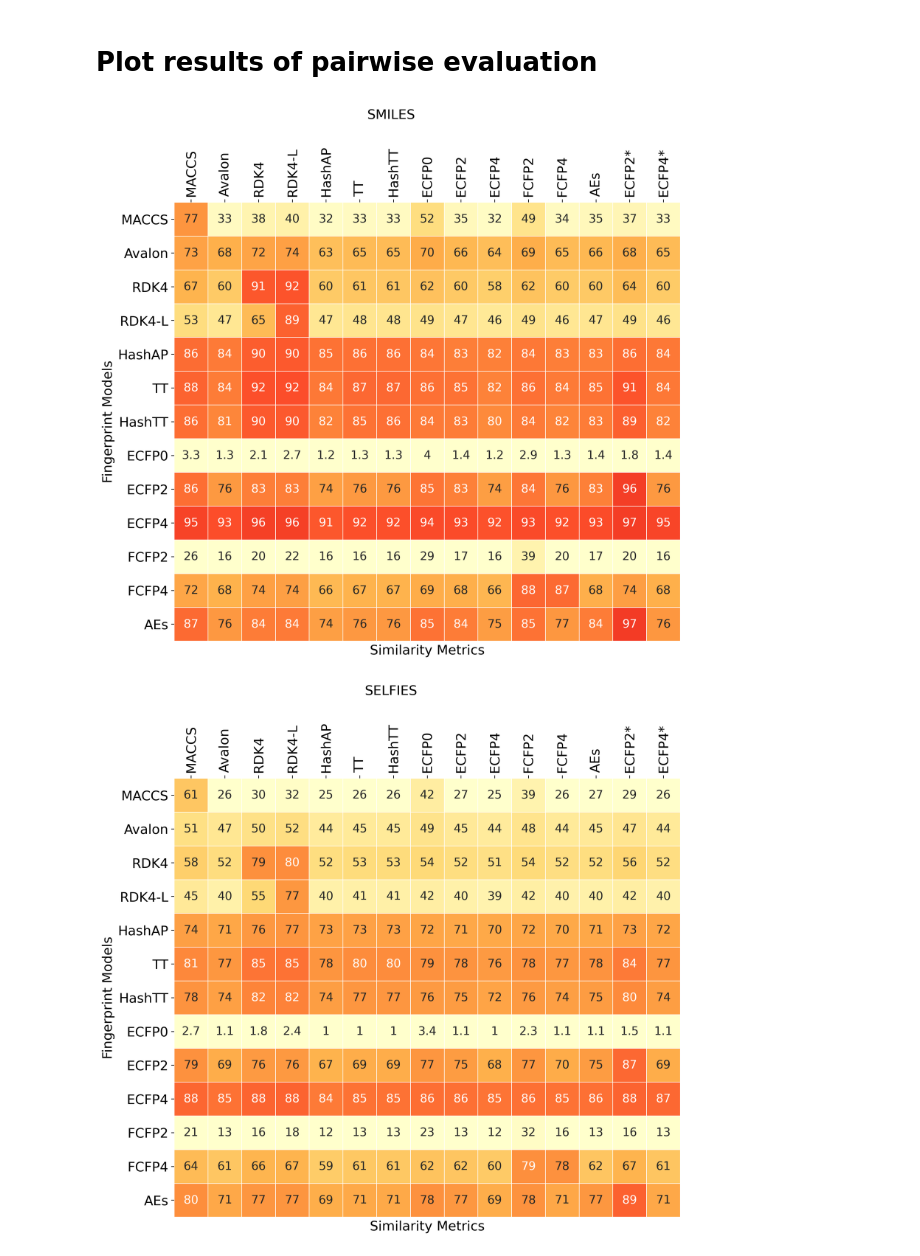
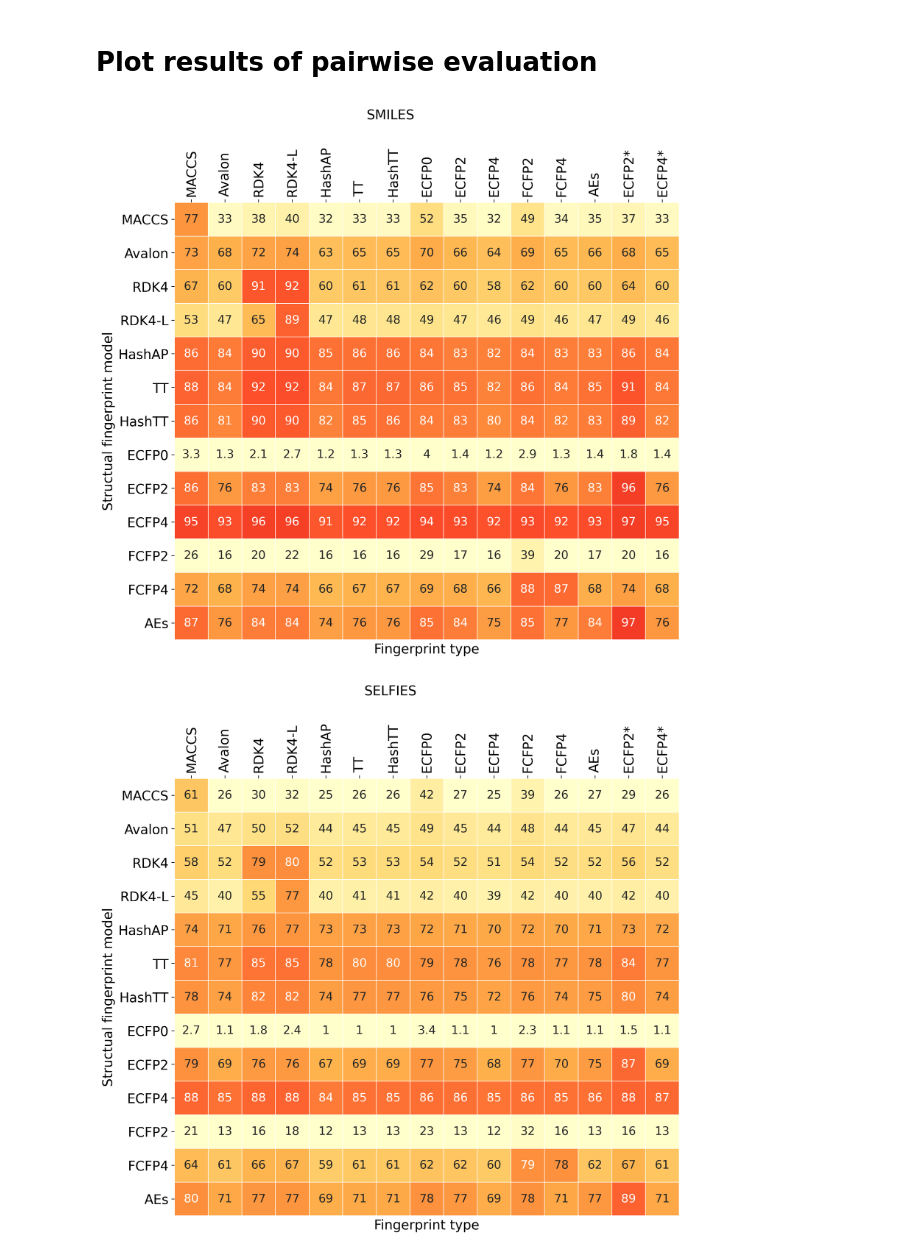
Before and after one commit to knu-lcbc/MolForge, a Jupyter notebook: Pairwise_Analysis.ipynb, the cells around one changed output. Drawn from its saved outputs; the diff is of its cells as text; code cells hidden in the pictures.

```diff
--- a/Pairwise_Analysis.ipynb
+++ b/Pairwise_Analysis.ipynb
@@ -27,8 +27,8 @@ In addition, the true performance of each model averaged over 15 fingerprints is
 Ultimately, our top performing models, such as ECFP4, TT and its hashed variant, HashAP, ECFP2 and AEs remained neutral regardless of the choice of similarity metric.
 # %%
 # Results of evaluation on 50K testset performed every 25K step.
-smiles_results = json.load(open('pairwise-analysis/smiles_results.json'))
-selfies_results = json.load(open('pairwise-analysis/selfies_results.json'))
+smiles_results = json.load(open('data/smiles_results.json'))
+selfies_results = json.load(open('data/selfies_results.json'))
 
 
 step=500000 #['25000', '50000', '75000', '100000', '125000', '150000', '175000', '200000', '225000', '250000', '275000', '300000', '325000', '350000', '375000', '400000', '425000', '450000', '475000', '500000']
@@ -181,8 +178,8 @@ def pairwise_plot(results_df, title, name=None, cmap_color = 'YlOrRd'):
     # Set common labels
     ax.set_xticklabels(xlabels, rotation = 90, fontsize=16)
     ax.set_yticklabels(ylabels, rotation = 0, fontsize=16)
-    ax.set_xlabel('Similarity Metrics', fontsize = 16)
-    ax.set_ylabel('Fingerprint Models', fontsize = 16)
+    ax.set_xlabel('Fingerprint type', fontsize = 16)
+    ax.set_ylabel('Structual fingerprint model', fontsize = 16)
 
     ax.tick_params(axis='both', which='major',  labelbottom = False, bottom=False, top = True, labeltop=True)
 
@@ -191,8 +188,8 @@ def pairwise_plot(results_df, title, name=None, cmap_color = 'YlOrRd'):
         fig.savefig(name)
     return fig
 # %%
-smiles_fig  = pairwise_plot(smiles_df, 'SMILES',   'pairwise-analysis/matrix_smiles.png')
-selfies_fig = pairwise_plot(selfies_df, 'SELFIES', 'pairwise-analysis/matrix_selfies.png')
+smiles_fig  = pairwise_plot(smiles_df, 'SMILES',   'Figures/pairwise_smiles_results.png')
+selfies_fig = pairwise_plot(selfies_df, 'SELFIES', 'Figures/pairwise_selfies_results.png')
 # %% [output]
-[figure, old version]
+[figure, new version]
-[figure, old version]
+[figure, new version]
```
Also changed, not shown: parts of 6 cells of this notebook, 2 other files.
